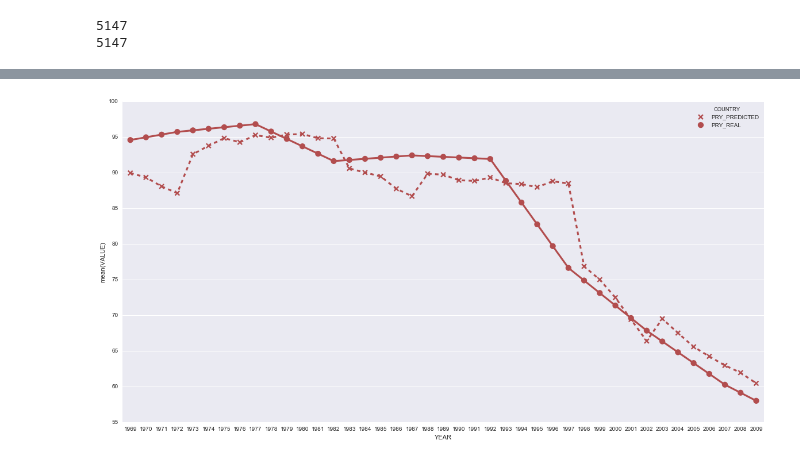
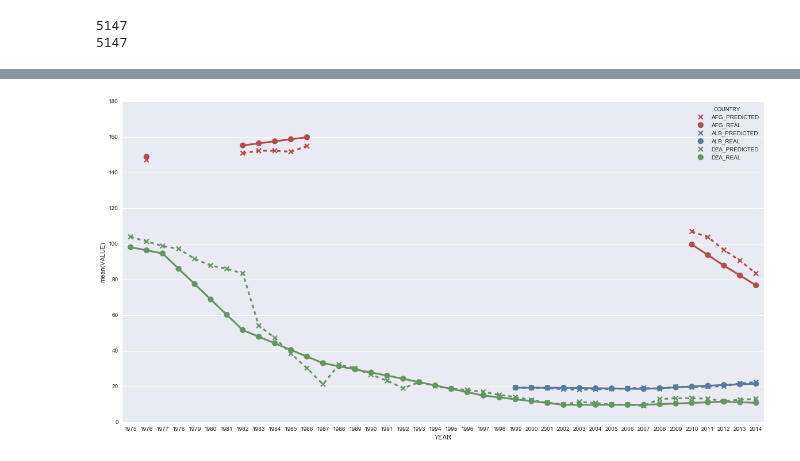
Before and after one commit to jgzuke/KaggleScripts, a Jupyter notebook: WorldDevelopment/Training.ipynb, the cells around one changed output, grey strips where cells are left out. Drawn from its saved outputs; the diff is of its cells as text; code cells hidden in the pictures.

Commit message:
few changes to plotting

```diff
--- a/WorldDevelopment/Training.ipynb
+++ b/WorldDevelopment/Training.ipynb
@@ -60,8 +57,8 @@ test = y_test.YEAR_4
 # %%
 from sklearn.linear_model import LinearRegression
 clf = LinearRegression()
-clf.fit(X_train, train)
+clf.fit(X_train, y_train)
 #cv_scores = cross_val_score(clf, X_test, test, cv=4)
 #cv_scores
-clf.score(X_test, test)
+clf.score(X_test, y_test)
 # %% [output]
@@ -69,6 +66,6 @@ clf.score(X_test, test)
 # %%
 from sklearn.svm import SVR
 clf = SVR()
-clf.fit(X_train, train)
-clf.score(X_test, test)
+clf.fit(X_train, y_train)
+clf.score(X_test, y_test)
 # %% [output]
@@ -88,7 +85,7 @@ import seaborn as sb
 import matplotlib.pyplot as plt
 def getGraphData(clf, country):
     indices = (X.COUNTRY == country)
-    realValues = y[indices].YEAR_4.values
+    realValues = y[indices].values
     plotData = X[indices]
 
     dataPoints = []
@@ -96,8 +93,8 @@ def getGraphData(clf, country):
     plotDataScaledValues = scaler.transform(plotDataValues)
     predictions = clf.predict(plotDataScaledValues)
     for i in range(len(plotData.YEAR)):
-        dataPoints.append([country + "_PREDICTED", plotData.YEAR.values[i], predictions[i], True])
-        dataPoints.append([country + "_REAL", plotData.YEAR.values[i], realValues[i], False])
+        dataPoints.append([country + "_PREDICTED", plotData.YEAR.values[i] + yearsForward, predictions[i], True])
+        dataPoints.append([country + "_REAL", plotData.YEAR.values[i] + yearsForward, realValues[i], False])
     return len(plotData.YEAR), dataPoints
 # %%
 def testClfWithCountries(clf, countries):
@@ -140,9 +137,9 @@ def testClf(clf, numCountries=5):
            'CHE', 'SYR', 'TJK', 'TZA', 'THA', 'BHS', 'GMB', 'TGO', 'TTO',
            'TUN', 'TUR', 'TKM', 'UGA', 'UKR', 'ARE', 'GBR', 'USA', 'UMC',
            'URY', 'UZB', 'VUT', 'VEN', 'VNM', 'WLD', 'YEM', 'ZMB', 'ZWE']
-    random.shuffle(countries)
+    #random.shuffle(countries)
     testClfWithCountries(clf, countries[0:numCountries])
 # %%
-testClf(clf, 1)
+testClf(clf, 3)
 # %% [output]
-[figure, old version]
+[figure, new version]
```
Also changed, not shown: parts of 4 cells of this notebook.
